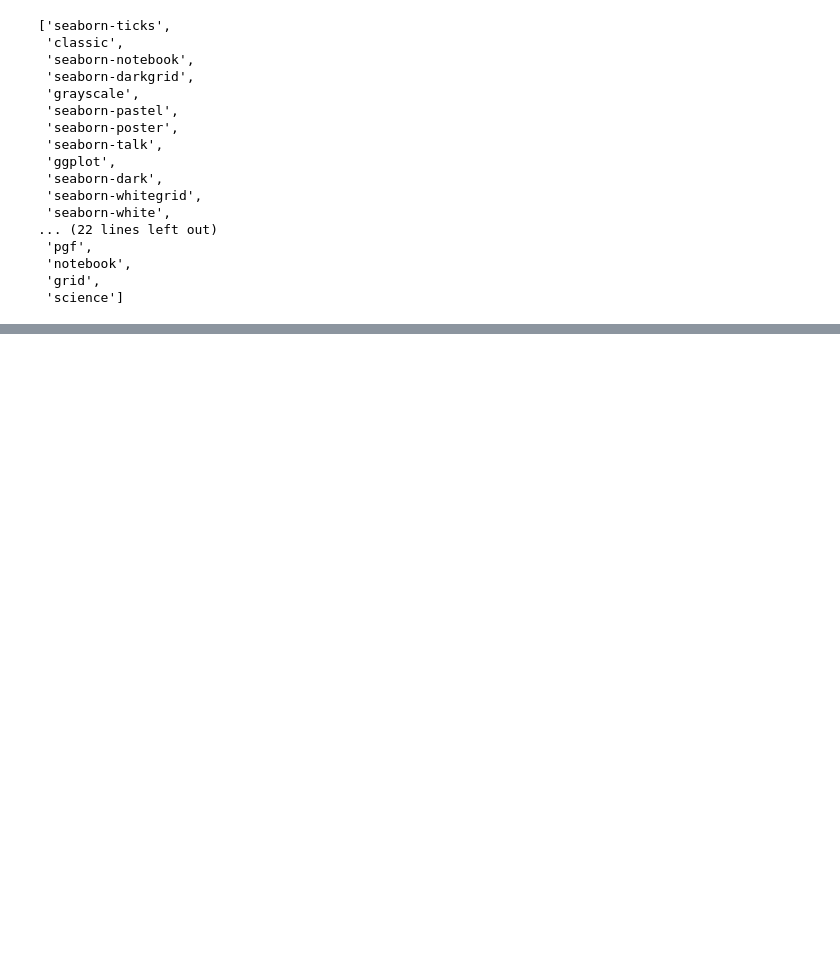
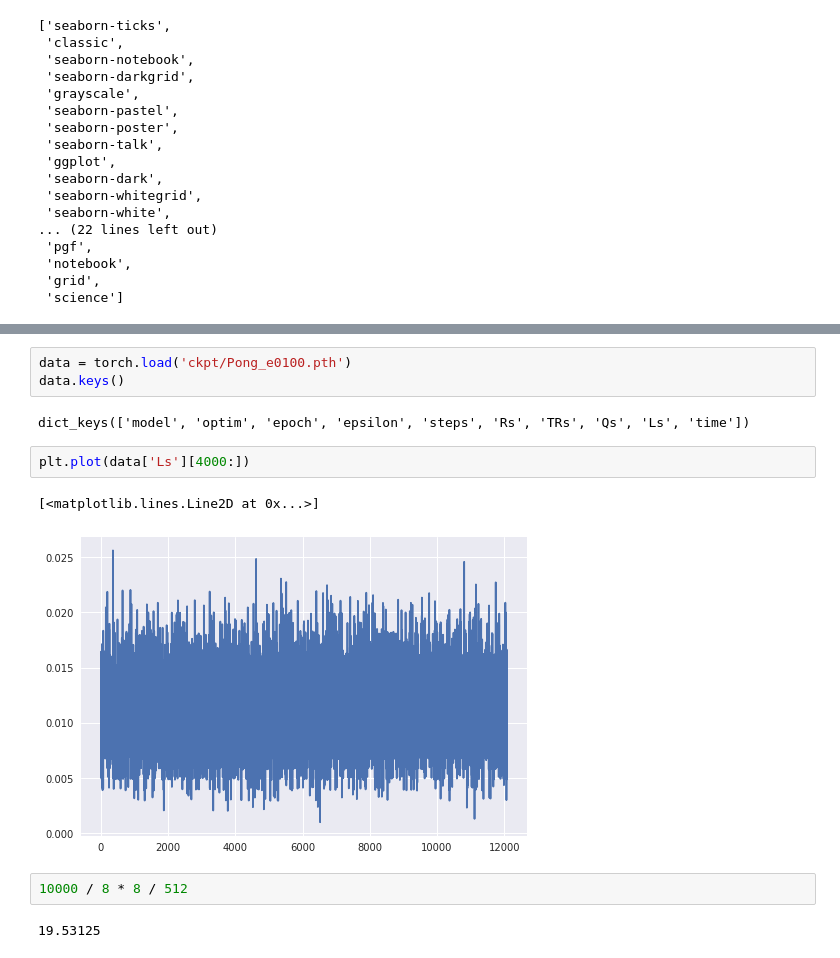
Before and after one commit to zhoubin-me/agent0, a Jupyter notebook: aaa.ipynb, the cells around one changed output, grey strips where cells are left out. Drawn from its saved outputs; the diff is of its cells as text; blank space fills up the shorter version.

```diff
--- a/aaa.ipynb
+++ b/aaa.ipynb
@@ -89,0 +128,14 @@ plt.style.available
+# %%
+data = torch.load('ckpt/Pong_e0100.pth')
+data.keys()
+# %% [output]
+dict_keys(['model', 'optim', 'epoch', 'epsilon', 'steps', 'Rs', 'TRs', 'Qs', 'Ls', 'time'])
+# %%
+plt.plot(data['Ls'][4000:])
+# %% [output]
+[<matplotlib.lines.Line2D at 0x...>]
+[figure, added]
+# %%
+10000 / 8 * 8 / 512
+# %% [output]
+19.53125
```
Also changed, not shown: parts of 12 cells of this notebook, 2 other files.
